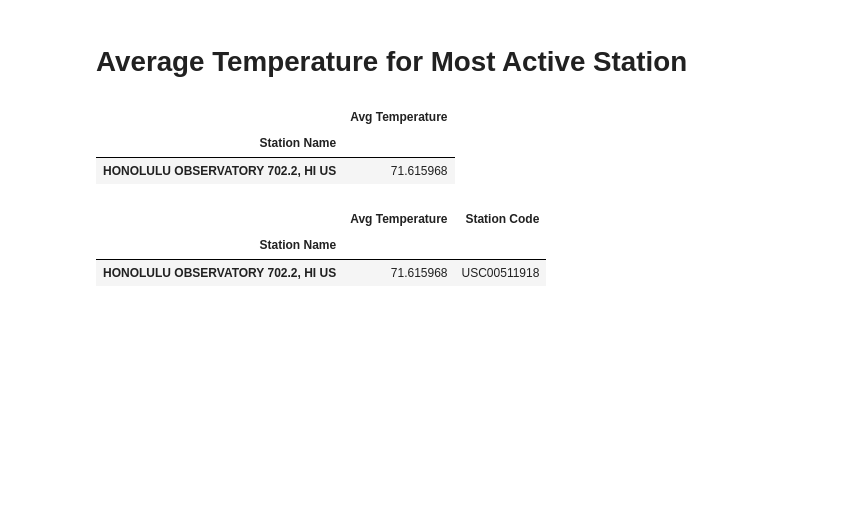
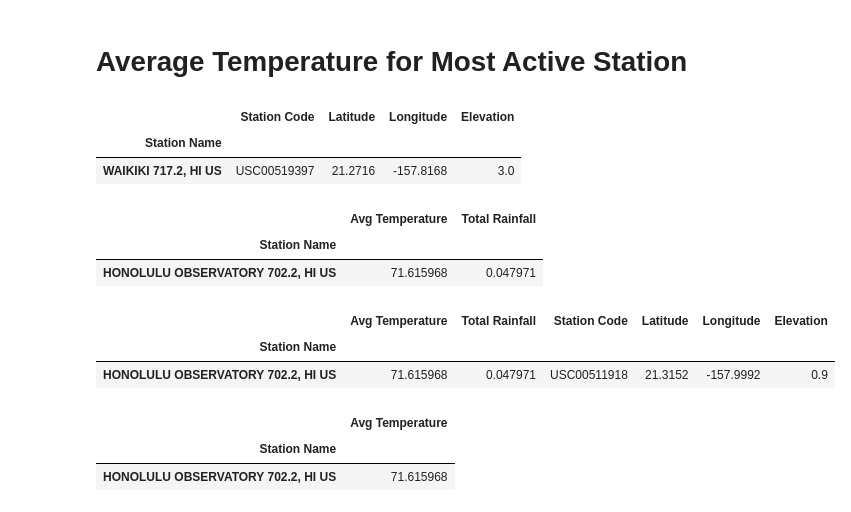
Before and after one commit to oimartin/HW_NU_DataScience_Bootcamp, a Jupyter notebook: 10_Adv_Data_Storage_and_Retrieval_HW/climate_starter.ipynb, the cells around one changed output. Drawn from its saved outputs; the diff is of its cells as text; code cells hidden in the pictures; blank space fills up the shorter version.

Commit message:
finished with the last part, combining station with total rainfall of each station, graphs are so-so

```diff
--- a/10_Adv_Data_Storage_and_Retrieval_HW/climate_starter.ipynb
+++ b/10_Adv_Data_Storage_and_Retrieval_HW/climate_starter.ipynb
@@ -162,7 +162,7 @@ Total entries in table is [(9,)]
 # What are the most active stations?
 # %%
 # Join 'Measurement' stats with name of stations from 'Station'
-names_stations = engine.execute('SELECT s.name, m.station, m.tobs \
+names_stations = engine.execute('SELECT s.name, m.station, m.tobs, m.prcp\
                 FROM Measurement as m\
                 INNER JOIN Station as s\
                 ON m.station = s.station;').fetchall()
@@ -171,14 +171,16 @@ names_stations = engine.execute('SELECT s.name, m.station, m.tobs \
 station_readings = pd.DataFrame(names_stations[:],
                                    columns=['Station Name',
                                             'Total Readings',
-                                            'Avg Temperature'])
+                                            'Avg Temperature',
+                                            'Total Rainfall'])
 
 # Group readings by 'Station Name' and sort by 'Total Readings'
 station_readings_grp = station_readings.groupby(['Station Name']).count().\
                         sort_values(by='Total Readings', ascending=False)
 
-# Drop 'Avg Temperature' column
-station_readings_grp.drop(labels='Avg Temperature', axis=1, inplace=True)
+# Drop 'Avg Temperature' and 'Total Rainfall' column
+station_readings_grp.drop(labels=['Avg Temperature', 'Total Rainfall'],
+                          axis=1, inplace=True)
 
 # Show grouped station readings DataFrame
 station_readings_grp
@@ -247,35 +249,55 @@ print(f"The highest temperature, {max_temp}, was recoreded at {max_temp_station}
 The highest temperature, 87.0, was recoreded at USC00511918.
 # %% [markdown]
 # Average Temperature for Most Active Station
+# %%
+# Select station name and station code from 'Station'
+station_all = engine.execute('SELECT name, station, latitude,\
+                                    longitude, elevation\
+                                    FROM Station;').fetchall()
+
+# Make station_all a pd DataFrame
+station_all_df = pd.DataFrame(station_all[:],
+                                    columns=['Station Name', 'Station Code',
+                                             'Latitude','Longitude',
+                                             'Elevation'])
+# Set station_all_df index to 'Station Name'
+station_all_df.set_index('Station Name', inplace=True)
+station_all_df.head(1)
+# %% [output]
+|  | Station Code | Latitude | Longitude | Elevation |
+| Station Name |  |  |  |  |
+| WAIKIKI 717.2, HI US | USC00519397 | 21.2716 | -157.8168 | 3.0 |
 # %%
-# Select station name and station code from 'Station'
-station_name_code = engine.execute('SELECT s.name, s.station\
-                                   FROM Station as s;').fetchall()
-
-# Make station_name_code a pd DataFrame
-station_name_code_df = pd.DataFrame(station_name_code[:],
-                                    columns=['Station Name', 'Station Code'])
-
 # Group readings by 'Station Name' and find mean temp for each station
 station_avg_temp_grp = station_readings.groupby(['Station Name']).mean()
 
 # Check newly grouped df
 station_avg_temp_grp.head(1)
 # %% [output]
-|  | Avg Temperature |
-| Station Name |  |
-| HONOLULU OBSERVATORY 702.2, HI US | 71.615968 |
+|  | Avg Temperature | Total Rainfall |
+| Station Name |  |  |
+| HONOLULU OBSERVATORY 702.2, HI US | 71.615968 | 0.047971 |
 # %%
 # Join station_readings_grp with station_name_num_df
-station_readings_code = station_avg_temp_grp.join(
-    station_name_code_df.set_index('Station Name'), on='Station Name')
+station_readings_code = station_avg_temp_grp.join(station_all_df,on='Station Name')
 
 # Check newly joined df
 station_readings_code.head(1)
 # %% [output]
-|  | Avg Temperature | Station Code |
-| Station Name |  |  |
-| HONOLULU OBSERVATORY 702.2, HI US | 71.615968 | USC00511918 |
+|  | Avg Temperature | Total Rainfall | Station Code | Latitude | Longitude | Elevation |
+| Station Name |  |  |  |  |  |  |
+| HONOLULU OBSERVATORY 702.2, HI US | 71.615968 | 0.047971 | USC00511918 | 21.3152 | -157.9992 | 0.9 |
+# %%
+# Drop 'Avg Temperature' and 'Total Rainfall' column
+station_readings_code.drop(labels=['Total Rainfall', 'Station Code',
+                                      'Latitude', 'Longitude',
+                                      'Elevation'], axis=1, inplace=True)
+
+station_readings_code.head(1)
+# %% [output]
+|  | Avg Temperature |
+| Station Name |  |
+| HONOLULU OBSERVATORY 702.2, HI US | 71.615968 |
 # %%
 # Join with 'Total Readings' from df station_readings_grp
 station_readings_avgTemp = station_readings_code.join(
```
Also changed, not shown: parts of 16 cells of this notebook.
